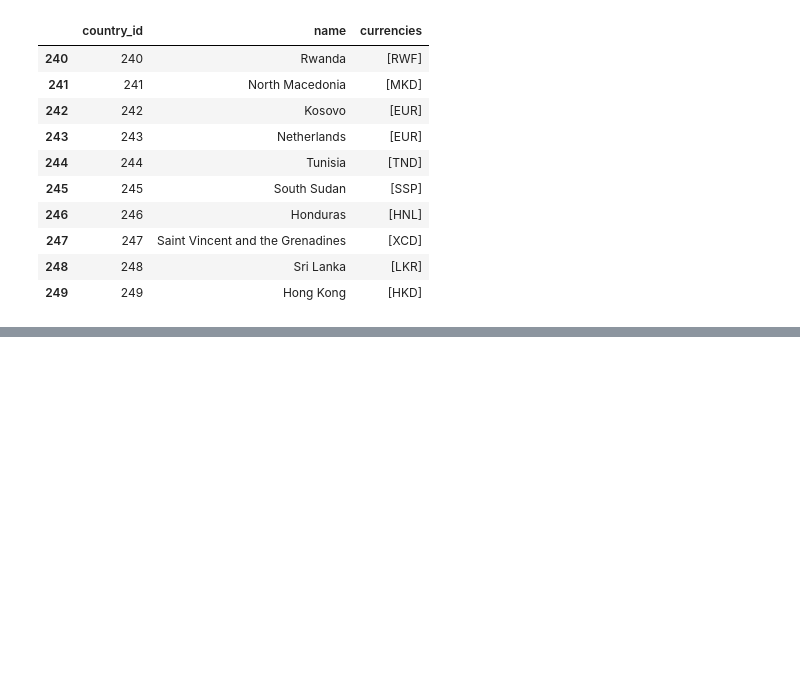
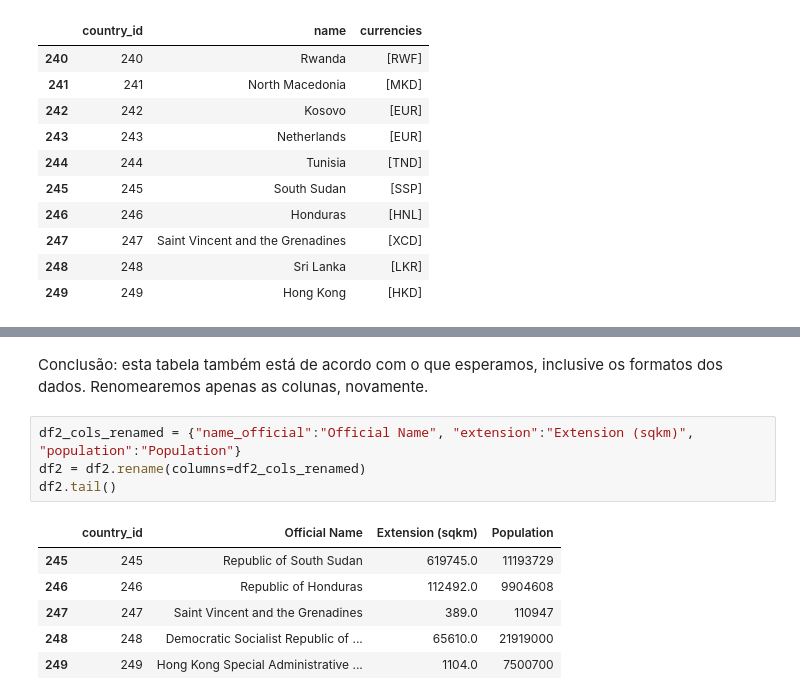
Before and after one commit to vidalgui/aula_git, a Jupyter notebook: Projeto Final/extract_restcountries.ipynb, the cells around one changed output, grey strips where cells are left out. Cells and saved outputs as stored; diff of their text form; blank space fills up the shorter version.

```diff
--- a/Projeto Final/extract_restcountries.ipynb
+++ b/Projeto Final/extract_restcountries.ipynb
@@ -168,0 +238,13 @@ df3.tail(10)
+# %% [markdown]
+Conclusão: esta tabela também está de acordo com o que esperamos, inclusive os formatos dos dados. Renomearemos apenas as colunas, novamente.
+# %%
+df2_cols_renamed = {"name_official":"Official Name", "extension":"Extension (sqkm)", "population":"Population"}
+df2 = df2.rename(columns=df2_cols_renamed)
+df2.tail()
+# %% [output]
+|  | country_id | Official Name | Extension (sqkm) | Population |
+| 245 | 245 | Republic of South Sudan | 619745.0 | 11193729 |
+| 246 | 246 | Republic of Honduras | 112492.0 | 9904608 |
+| 247 | 247 | Saint Vincent and the Grenadines | 389.0 | 110947 |
+| 248 | 248 | Democratic Socialist Republic of ... | 65610.0 | 21919000 |
+| 249 | 249 | Hong Kong Special Administrative ... | 1104.0 | 7500700 |
```
Also changed, not shown: parts of 18 cells of this notebook.
